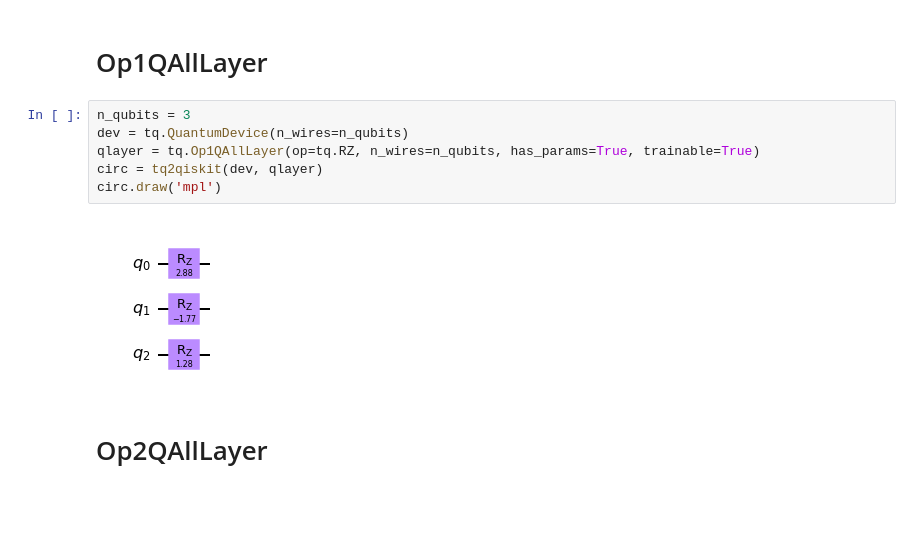
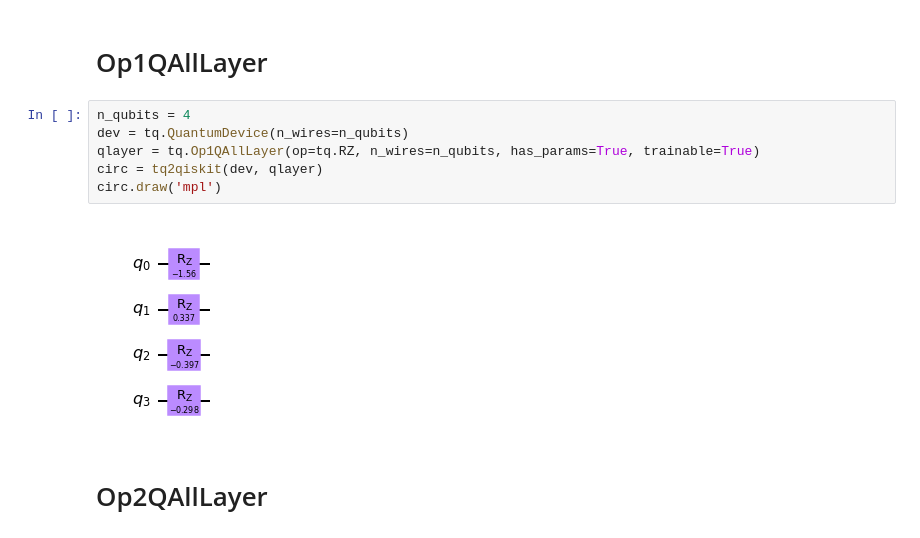
Before and after one commit to caitaozhan/testing, a Jupyter notebook: quantum/torchquantum/quantum_neural_layers.ipynb, the cells around one changed output. Cells and saved outputs as stored; diff of their text form; blank space fills up the shorter version.

```diff
--- a/quantum/torchquantum/quantum_neural_layers.ipynb
+++ b/quantum/torchquantum/quantum_neural_layers.ipynb
@@ -69,13 +69,13 @@ circ.draw('mpl')
 # %% [markdown]
 # Op1QAllLayer
 # %%
-n_qubits = 3
+n_qubits = 4
 dev = tq.QuantumDevice(n_wires=n_qubits)
 qlayer = tq.Op1QAllLayer(op=tq.RZ, n_wires=n_qubits, has_params=True, trainable=True)
 circ = tq2qiskit(dev, qlayer)
 circ.draw('mpl')
 # %% [output]
-[figure, old version]
+[figure, new version]
 # %% [markdown]
 # Op2QAllLayer
 # %%
```
Also changed, not shown: parts of 2 cells of this notebook, 2 other files.
